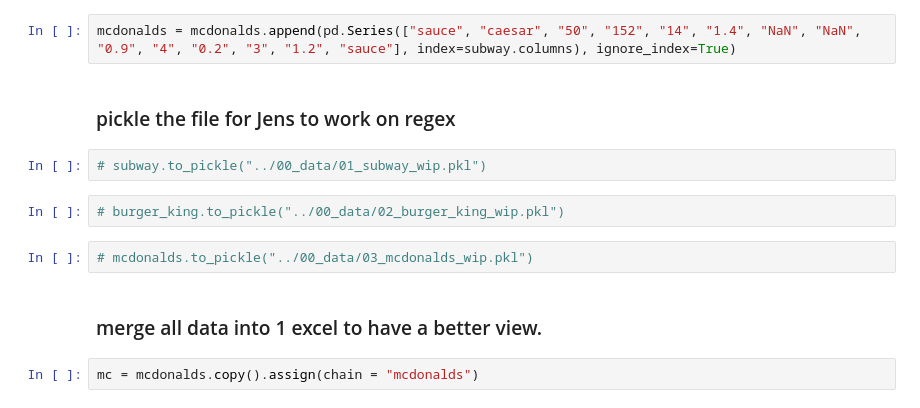
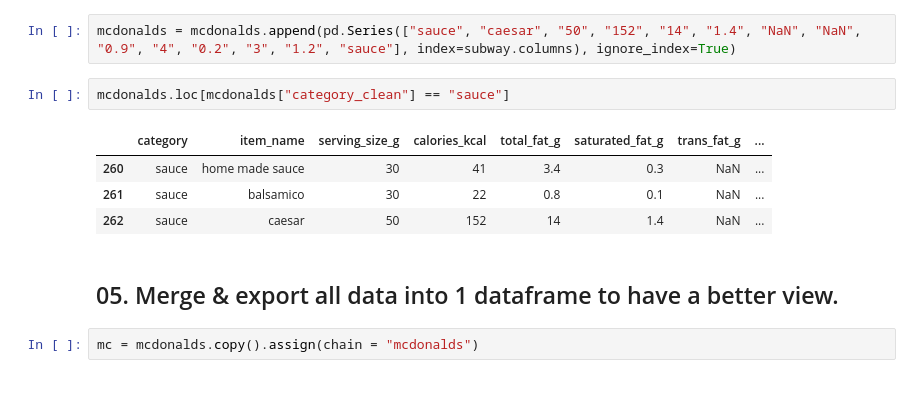
Before and after one commit to Magierteppich/project_fastfood_nutrition, a Jupyter notebook: 02_tian_wip/01_data_cleaning.ipynb, the cells around one changed output. Saved outputs shown, nothing was run; the diff lists cells and outputs as text.

```diff
--- a/02_tian_wip/01_data_cleaning.ipynb
+++ b/02_tian_wip/01_data_cleaning.ipynb
@@ -604,16 +609,15 @@ mcdonalds = mcdonalds.append(pd.Series(["sauce", "home made sauce", "30", "41",
 mcdonalds = mcdonalds.append(pd.Series(["sauce", "balsamico", "30", "22", "0.8", "0.1", "NaN", "NaN", "0.6", "3.2", "0.1", "3.2", "0.0", "sauce"], index=subway.columns), ignore_index=True)
 # %%
 mcdonalds = mcdonalds.append(pd.Series(["sauce", "caesar", "50", "152", "14", "1.4", "NaN", "NaN", "0.9", "4", "0.2", "3", "1.2", "sauce"], index=subway.columns), ignore_index=True)
-# %% [markdown]
-### pickle the file for Jens to work on regex
-# %%
-# subway.to_pickle("../00_data/01_subway_wip.pkl")
-# %%
-# burger_king.to_pickle("../00_data/02_burger_king_wip.pkl")
-# %%
-# mcdonalds.to_pickle("../00_data/03_mcdonalds_wip.pkl")
+# %%
+mcdonalds.loc[mcdonalds["category_clean"] == "sauce"]
+# %% [output]
+|  | category | item_name | serving_size_g | calories_kcal | total_fat_g | saturated_fat_g | trans_fat_g | ... |
+| 260 | sauce | home made sauce | 30 | 41 | 3.4 | 0.3 | NaN | ... |
+| 261 | sauce | balsamico | 30 | 22 | 0.8 | 0.1 | NaN | ... |
+| 262 | sauce | caesar | 50 | 152 | 14 | 1.4 | NaN | ... |
 # %% [markdown]
-### merge all data into 1 excel to have a better view.
+## 05. Merge & export all data into 1 dataframe to have a better view.
 # %%
 mc = mcdonalds.copy().assign(chain = "mcdonalds")
 # %%
```
Also changed, not shown: parts of 56 cells of this notebook, 17 other files.
